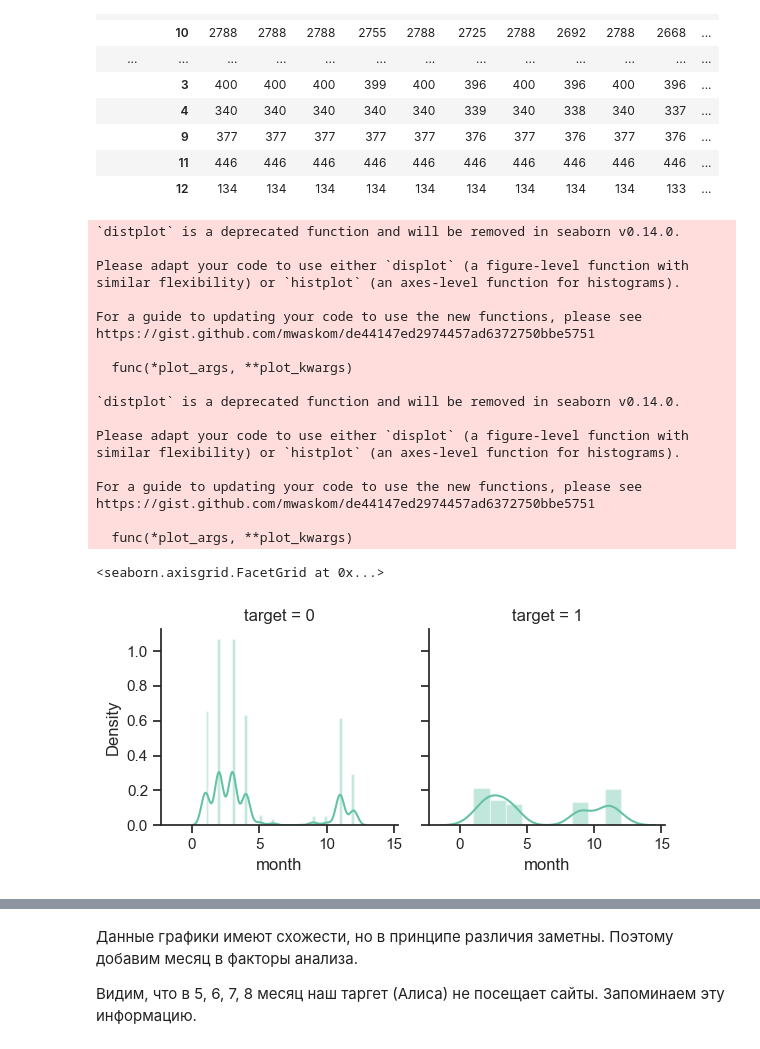
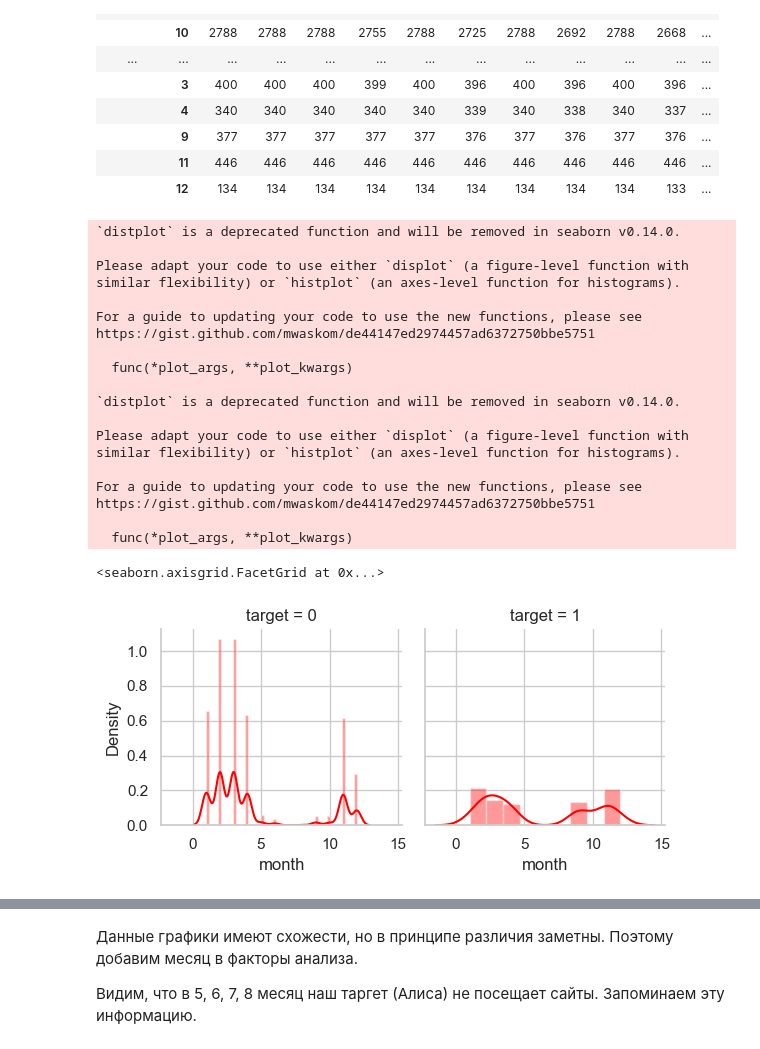
Before and after one commit to newmockingjay/alice, a Jupyter notebook: alice.ipynb, the cells around one changed output, grey strips where cells are left out. Saved outputs shown, nothing was run; the diff lists cells and outputs as text; code cells hidden in the pictures.

```diff
--- a/alice.ipynb
+++ b/alice.ipynb
@@ -141,27 +141,28 @@ train_df.groupby(['target',"month"]).count()
 |  | 12 | 134 | 134 | 134 | 134 | 134 | 134 | 134 | 134 | 134 | 133 | ... |
 # %%
 #рисуем график
+sns.set(style="whitegrid")
 graph = sns.FacetGrid(train_df, col="target")
-graph.map(sns.distplot, "month")
+graph.map(sns.distplot, "month", color='red')
 # %% [output]
 `distplot` is a deprecated function and will be removed in seaborn v0.14.0.
 
 Please adapt your code to use either `displot` (a figure-level function with
 similar flexibility) or `histplot` (an axes-level function for histograms).
 
 For a guide to updating your code to use the new functions, please see
 https://gist.github.com/mwaskom/de44147ed2974457ad6372750bbe5751
 
   func(*plot_args, **plot_kwargs)
 
 `distplot` is a deprecated function and will be removed in seaborn v0.14.0.
 
 Please adapt your code to use either `displot` (a figure-level function with
 similar flexibility) or `histplot` (an axes-level function for histograms).
 
 For a guide to updating your code to use the new functions, please see
 https://gist.github.com/mwaskom/de44147ed2974457ad6372750bbe5751
 
   func(*plot_args, **plot_kwargs)
 <seaborn.axisgrid.FacetGrid at 0x...>
-[figure, old version]
+[figure, new version]
```
Also changed, not shown: parts of 8 cells of this notebook, 1 other file.
